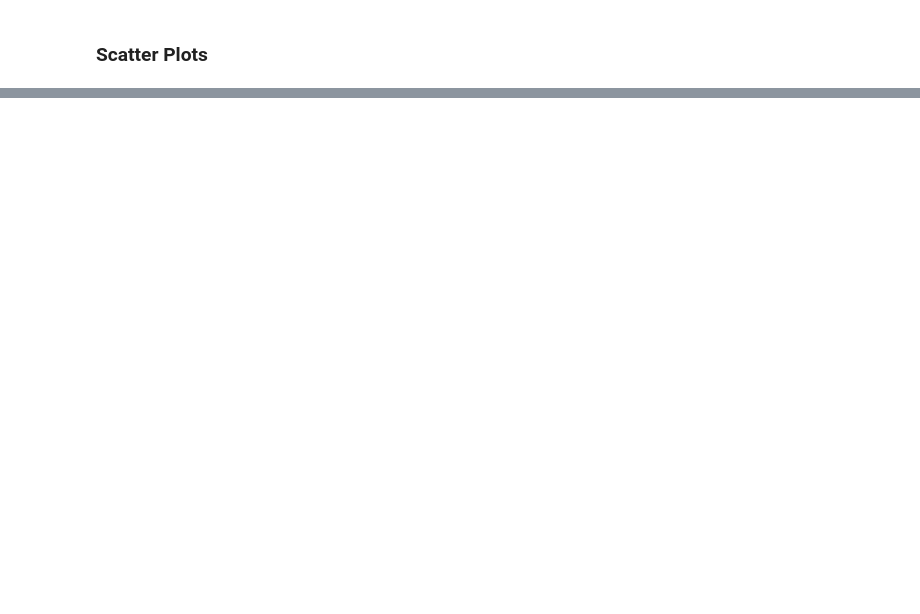
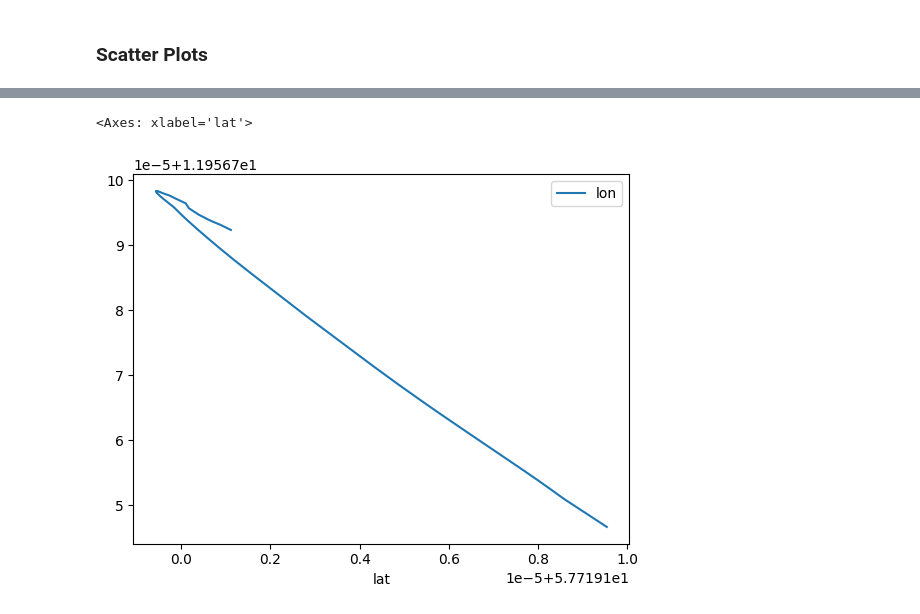
Before and after one commit to Marble879/SFC_scripts, a Jupyter notebook: LaneChange_Scripts/Hilbert_CSP.ipynb, the cells around one changed output, grey strips where cells are left out. Cells and saved outputs as stored; diff of their text form; code cells hidden in the pictures; blank space fills up the shorter version.

```diff
--- a/LaneChange_Scripts/Hilbert_CSP.ipynb
+++ b/LaneChange_Scripts/Hilbert_CSP.ipynb
@@ -64,0 +64,5 @@ ax.scatter3D(df['accel_lon'],df['accel_trans'],df['accel_down'], color = "green"
+# %%
+df.plot(x="lat", y="lon")
+# %% [output]
+<Axes: xlabel='lat'>
+[figure, added]
```
Also changed, not shown: parts of 7 cells of this notebook, 3 other files.
